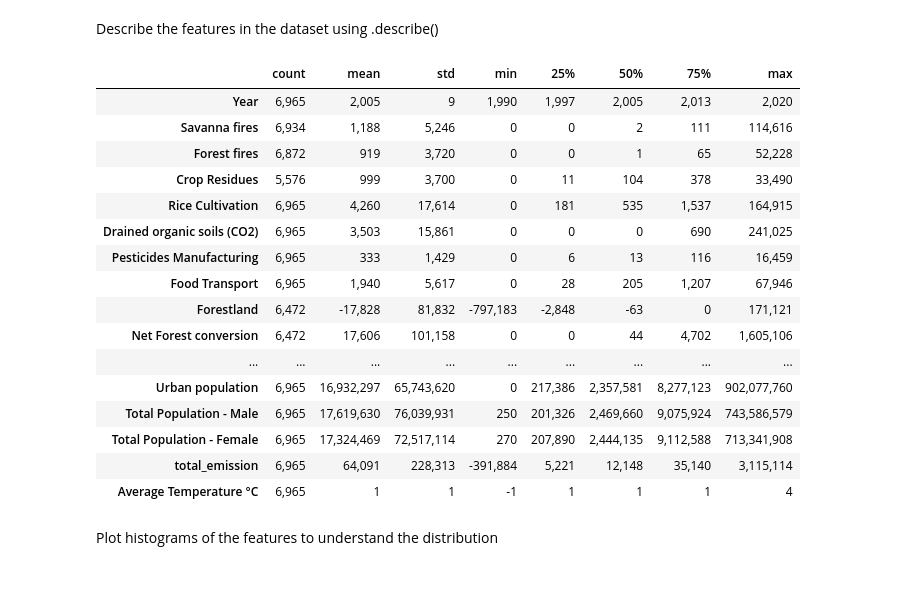
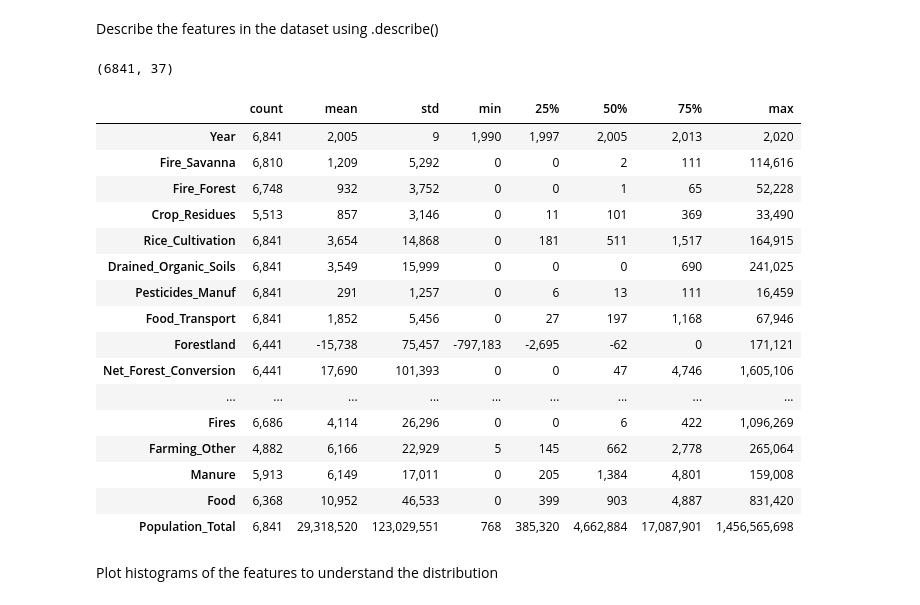
Before and after one commit to DavidFHarrison/2403PTDS_Regression_DH, a Jupyter notebook: Regression_Project_DH.ipynb, the cells around one changed output. Saved outputs shown, nothing was run; the diff lists cells and outputs as text; code cells hidden in the pictures.

```diff
--- a/Regression_Project_DH.ipynb
+++ b/Regression_Project_DH.ipynb
@@ -169,0 +172,4 @@ count_duplicate_rows(df_copy)
+# %%
+china_filter = {'China, Hong Kong SAR','China, Macao SAR','China, mainland','China, Taiwan Province of'}
+filtered_data = df_copy[~df_copy['Area'].isin(china_filter)]
+filtered_data.head()
@@ -169,0 +194,31 @@ count_duplicate_rows(df_copy)
+# %%
+new_column_names = {
+                    'Savanna fires': 'Fire_Savanna',
+                    'Forest fires': 'Fire_Forest',
+                    'Crop Residues': 'Crop_Residues',
+                    'Rice Cultivation': 'Rice_Cultivation',
+                    'Drained organic soils (CO2)': 'Drained_Organic_Soils',
+                    'Pesticides Manufacturing': 'Pesticides_Manuf',
+                    'Food Transport': 'Food_Transport',
+                    'Net Forest conversion': 'Net_Forest_Conversion',
+                    'Food Household Consumption': 'Food_Consumption',
+                    'Food Retail': 'Food_Retail',
+                    'On-farm Electricity Use': 'Farm_Electricity',
+                    'Food Packaging': 'Food_Packaging',
+                    'Agrifood Systems Waste Disposal': 'Agrifood_Waste_Disposal',
+                    'Food Processing': 'Food_Processing',
+                    'Fertilizers Manufacturing': 'Fertilizer_Manuf',
+                    'Manure applied to Soils': 'Manure_Soil',
+                    'Manure left on Pasture': 'Manure_Pasture',
+                    'Manure Management': 'Manure_Mngt',
+                    'Fires in organic soils': 'Fire_Organic_Soil',
+                    'Fires in humid tropical forests': 'Fire_Trop_Forest',
+                    'On-farm energy use': 'Farm_Energy_Use',
+                    'Rural population': 'Population_Rural',
+                    'Urban population':'Population_Urban',
+                    'Total Population - Male': 'Population_Male',
+                    'Total Population - Female': 'Population_Female',
+                    'total_emission': 'Total_Emission',
+                    'Average Temperature °C': 'Ave_Temp_Change'}
+filtered_data = filtered_data.rename(columns=new_column_names)
+filtered_data.head()
@@ -170,24 +287,28 @@ count_duplicate_rows(df_copy)
 # %% [markdown]
 Describe the features in the dataset using .describe()
+# %%
+filtered_data.shape
+# %% [output]
+(6841, 37)
 # %%
-df_copy.describe().T.round(0).applymap(lambda x: f"{int(x):,}" if isinstance(x, (int, float)) else x)
+filtered_data.describe().T.round(0).applymap(lambda x: f"{int(x):,}" if isinstance(x, (int, float)) else x)
 # %% [output]
 |  | count | mean | std | min | 25% | 50% | 75% | max |
-| Year | 6,965 | 2,005 | 9 | 1,990 | 1,997 | 2,005 | 2,013 | 2,020 |
-| Savanna fires | 6,934 | 1,188 | 5,246 | 0 | 0 | 2 | 111 | 114,616 |
-| Forest fires | 6,872 | 919 | 3,720 | 0 | 0 | 1 | 65 | 52,228 |
-| Crop Residues | 5,576 | 999 | 3,700 | 0 | 11 | 104 | 378 | 33,490 |
-| Rice Cultivation | 6,965 | 4,260 | 17,614 | 0 | 181 | 535 | 1,537 | 164,915 |
-| Drained organic soils (CO2) | 6,965 | 3,503 | 15,861 | 0 | 0 | 0 | 690 | 241,025 |
-| Pesticides Manufacturing | 6,965 | 333 | 1,429 | 0 | 6 | 13 | 116 | 16,459 |
-| Food Transport | 6,965 | 1,940 | 5,617 | 0 | 28 | 205 | 1,207 | 67,946 |
-| Forestland | 6,472 | -17,828 | 81,832 | -797,183 | -2,848 | -63 | 0 | 171,121 |
-| Net Forest conversion | 6,472 | 17,606 | 101,158 | 0 | 0 | 44 | 4,702 | 1,605,106 |
+| Year | 6,841 | 2,005 | 9 | 1,990 | 1,997 | 2,005 | 2,013 | 2,020 |
+| Fire_Savanna | 6,810 | 1,209 | 5,292 | 0 | 0 | 2 | 111 | 114,616 |
+| Fire_Forest | 6,748 | 932 | 3,752 | 0 | 0 | 1 | 65 | 52,228 |
+| Crop_Residues | 5,513 | 857 | 3,146 | 0 | 11 | 101 | 369 | 33,490 |
+| Rice_Cultivation | 6,841 | 3,654 | 14,868 | 0 | 181 | 511 | 1,517 | 164,915 |
+| Drained_Organic_Soils | 6,841 | 3,549 | 15,999 | 0 | 0 | 0 | 690 | 241,025 |
+| Pesticides_Manuf | 6,841 | 291 | 1,257 | 0 | 6 | 13 | 111 | 16,459 |
+| Food_Transport | 6,841 | 1,852 | 5,456 | 0 | 27 | 197 | 1,168 | 67,946 |
+| Forestland | 6,441 | -15,738 | 75,457 | -797,183 | -2,695 | -62 | 0 | 171,121 |
+| Net_Forest_Conversion | 6,441 | 17,690 | 101,393 | 0 | 0 | 47 | 4,746 | 1,605,106 |
 | ... | ... | ... | ... | ... | ... | ... | ... | ... |
-| Urban population | 6,965 | 16,932,297 | 65,743,620 | 0 | 217,386 | 2,357,581 | 8,277,123 | 902,077,760 |
-| Total Population - Male | 6,965 | 17,619,630 | 76,039,931 | 250 | 201,326 | 2,469,660 | 9,075,924 | 743,586,579 |
-| Total Population - Female | 6,965 | 17,324,469 | 72,517,114 | 270 | 207,890 | 2,444,135 | 9,112,588 | 713,341,908 |
-| total_emission | 6,965 | 64,091 | 228,313 | -391,884 | 5,221 | 12,148 | 35,140 | 3,115,114 |
-| Average Temperature °C | 6,965 | 1 | 1 | -1 | 1 | 1 | 1 | 4 |
+| Fires | 6,686 | 4,114 | 26,296 | 0 | 0 | 6 | 422 | 1,096,269 |
+| Farming_Other | 4,882 | 6,166 | 22,929 | 5 | 145 | 662 | 2,778 | 265,064 |
+| Manure | 5,913 | 6,149 | 17,011 | 0 | 205 | 1,384 | 4,801 | 159,008 |
+| Food | 6,368 | 10,952 | 46,533 | 0 | 399 | 903 | 4,887 | 831,420 |
+| Population_Total | 6,841 | 29,318,520 | 123,029,551 | 768 | 385,320 | 4,662,884 | 17,087,901 | 1,456,565,698 |
 # %% [markdown]
 Plot histograms of the features to understand the distribution
```
Also changed, not shown: parts of 28 cells of this notebook, 2 other files.
